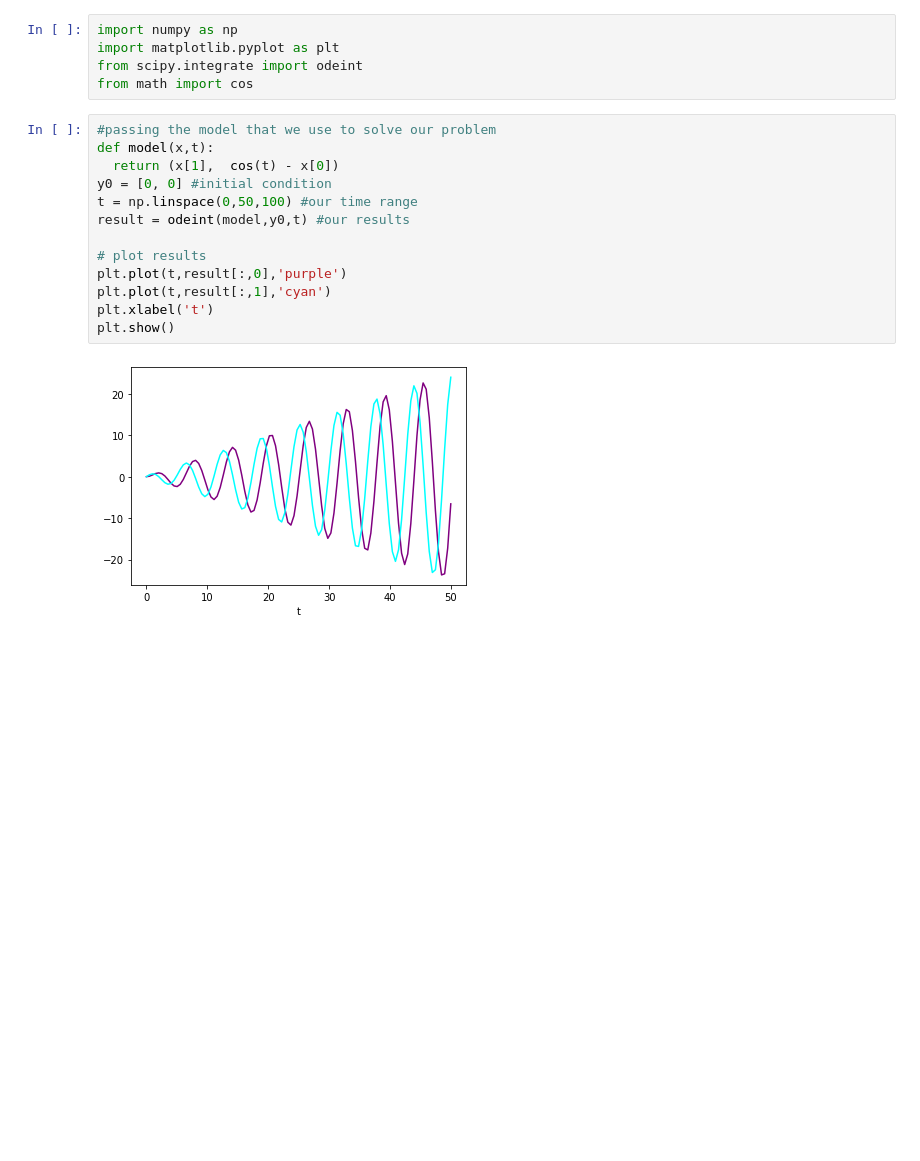
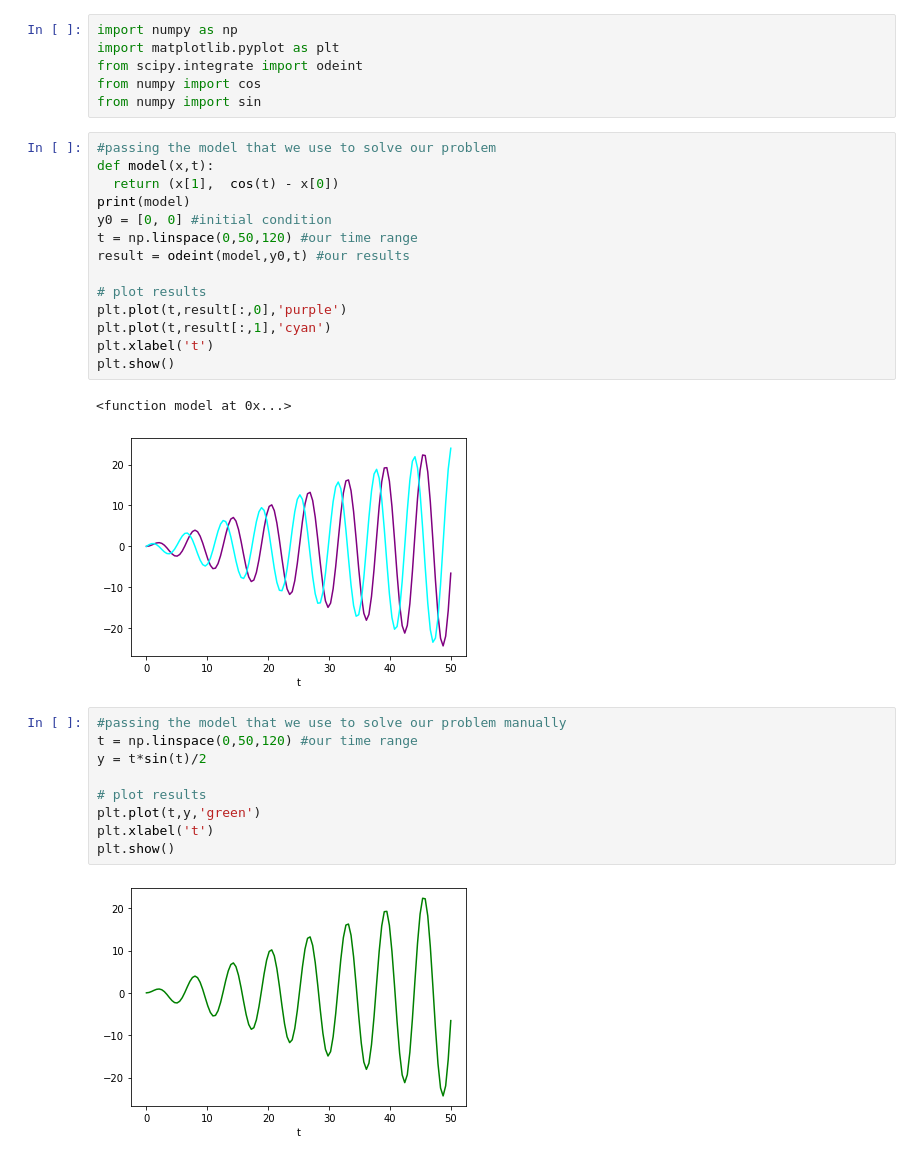
Before and after one commit to ldcss/Numeric-Methods, a Jupyter notebook: LE2_Q10.ipynb, the cells around one changed output. Cells and saved outputs as stored; diff of their text form; blank space fills up the shorter version.

```diff
--- a/LE2_Q10.ipynb
+++ b/LE2_Q10.ipynb
@@ -4,13 +4,15 @@
 import numpy as np
 import matplotlib.pyplot as plt
 from scipy.integrate import odeint
-from math import cos
+from numpy import cos
+from numpy import sin
 # %%
 #passing the model that we use to solve our problem
 def model(x,t):
   return (x[1],  cos(t) - x[0])
+print(model)
 y0 = [0, 0] #initial condition
-t = np.linspace(0,50,100) #our time range
+t = np.linspace(0,50,120) #our time range
 result = odeint(model,y0,t) #our results
 
 # plot results
@@ -19,4 +21,16 @@ plt.plot(t,result[:,1],'cyan')
 plt.xlabel('t')
 plt.show()
 # %% [output]
+<function model at 0x...>
 [figure]
+# %%
+#passing the model that we use to solve our problem manually
+t = np.linspace(0,50,120) #our time range
+y = t*sin(t)/2
+
+# plot results
+plt.plot(t,y,'green')
+plt.xlabel('t')
+plt.show()
+# %% [output]
+[figure, added]
```
Also changed, not shown: parts of 1 cell of this notebook.
